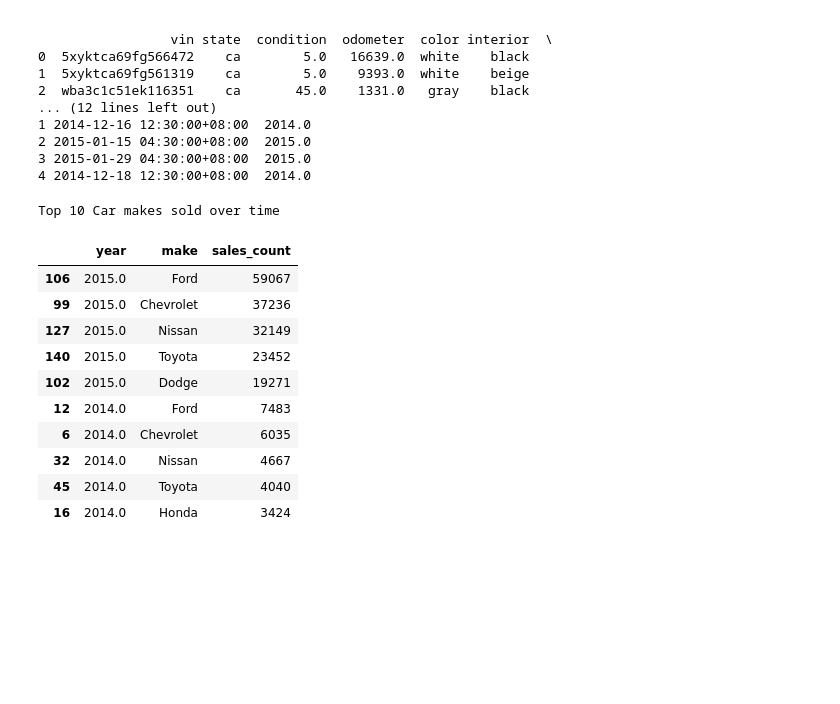
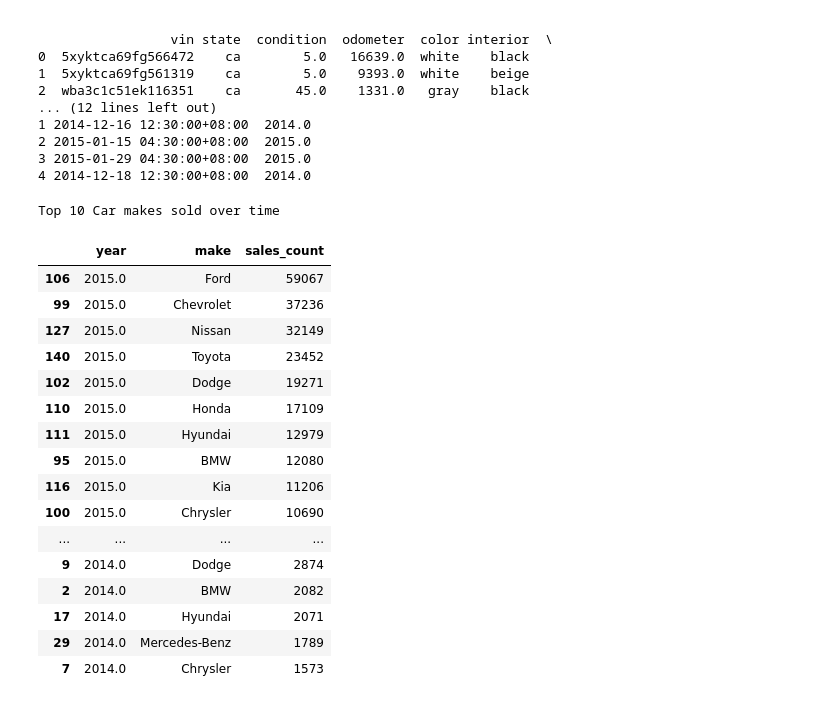
Before and after one commit to SirIan71/dsc-projet-1, a Jupyter notebook: student.ipynb, the cells around one changed output. Saved outputs shown, nothing was run; the diff lists cells and outputs as text; code cells hidden in the pictures; blank space fills up the shorter version.

```diff
--- a/student.ipynb
+++ b/student.ipynb
@@ -153,27 +155,33 @@ Updated DataFrame with saledate column in standard datetime format:
 3 2015-01-29 04:30:00+08:00  2015.0
 4 2014-12-18 12:30:00+08:00  2014.0
 # %%
-# exctract year from saledate column
+# extract year from saledate column
 df['year'] = df['saledate'].dt.year
 
 #  group by year and car make, count sales and select top 10 car make for each year
 top_5_cars_sold = df.groupby(['year', 'make']).size().reset_index(name='sales_count') \
      .sort_values(['year', 'sales_count'], ascending=[False, False]) \
-         .groupby('year').head()
+         .groupby('year').head(10)
 
 print("Top 10 Car makes sold over time")
-top_5_cars_sold
+top_10_cars_sold
 # %% [output]
 Top 10 Car makes sold over time
 |  | year | make | sales_count |
 | 106 | 2015.0 | Ford | 59067 |
 | 99 | 2015.0 | Chevrolet | 37236 |
 | 127 | 2015.0 | Nissan | 32149 |
 | 140 | 2015.0 | Toyota | 23452 |
 | 102 | 2015.0 | Dodge | 19271 |
-| 12 | 2014.0 | Ford | 7483 |
-| 6 | 2014.0 | Chevrolet | 6035 |
-| 32 | 2014.0 | Nissan | 4667 |
-| 45 | 2014.0 | Toyota | 4040 |
-| 16 | 2014.0 | Honda | 3424 |
+| 110 | 2015.0 | Honda | 17109 |
+| 111 | 2015.0 | Hyundai | 12979 |
+| 95 | 2015.0 | BMW | 12080 |
+| 116 | 2015.0 | Kia | 11206 |
+| 100 | 2015.0 | Chrysler | 10690 |
+| ... | ... | ... | ... |
+| 9 | 2014.0 | Dodge | 2874 |
+| 2 | 2014.0 | BMW | 2082 |
+| 17 | 2014.0 | Hyundai | 2071 |
+| 29 | 2014.0 | Mercedes-Benz | 1789 |
+| 7 | 2014.0 | Chrysler | 1573 |
 # %% [markdown]
```
Also changed, not shown: parts of 5 cells of this notebook.
